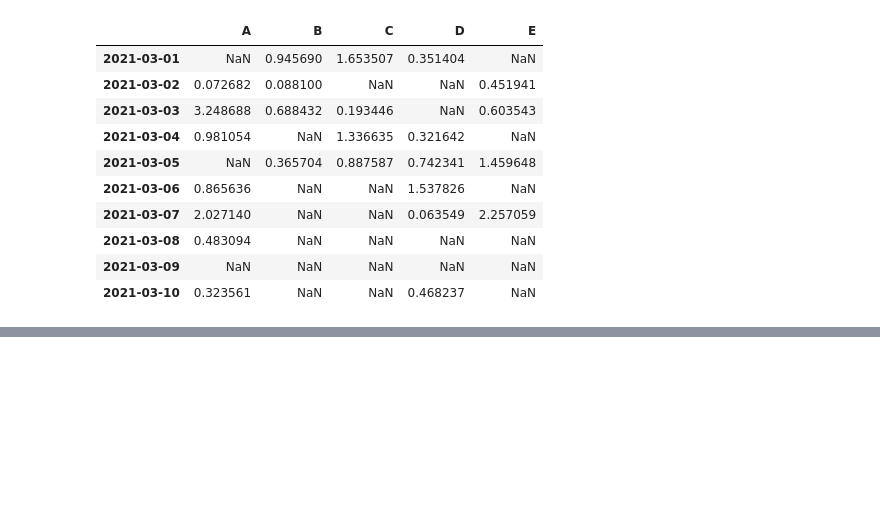
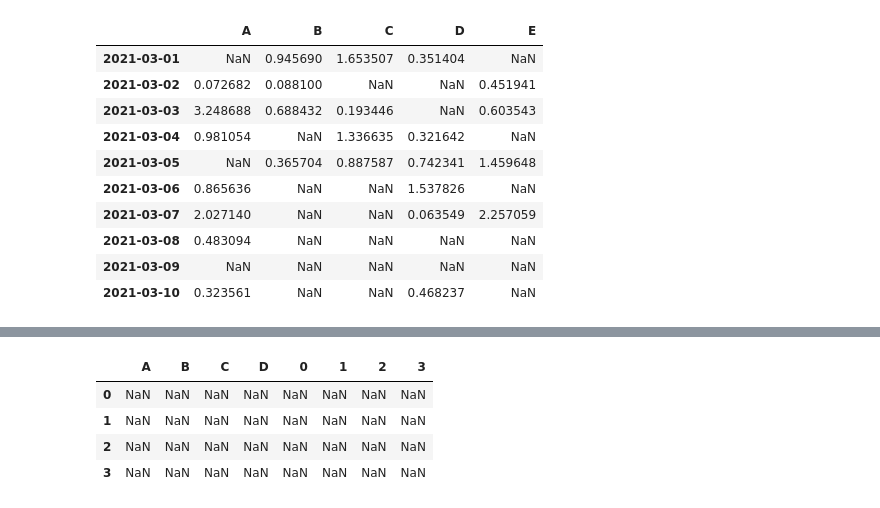
Before and after one commit to kdstheace/Python-Study, a Jupyter notebook: Day0324_Pandas_Review.ipynb, the cells around one changed output, grey strips where cells are left out. Saved outputs shown, nothing was run; the diff lists cells and outputs as text; code cells hidden in the pictures; blank space fills up the shorter version.

```diff
--- a/Day0324_Pandas_Review.ipynb
+++ b/Day0324_Pandas_Review.ipynb
@@ -245,0 +281,3 @@ print(df4.fillna(0))
+# %%
+df2 = DataFrame(np.arange(16).reshape(4, 4), columns= list('ABCD'))
+df2
@@ -245,0 +299,3 @@ print(df4.fillna(0))
+# %%
+c = Series(np.arange(10, 14), index=list('ABCD'))
+c
@@ -245,0 +308,3 @@ print(df4.fillna(0))
+# %%
+print(df2)
+df2.add(c)
@@ -245,0 +322,10 @@ print(df4.fillna(0))
+# %%
+d = Series(np.arange(10, 14))
+d
+df2.add(d)
+# %% [output]
+|  | A | B | C | D | 0 | 1 | 2 | 3 |
+| 0 | NaN | NaN | NaN | NaN | NaN | NaN | NaN | NaN |
+| 1 | NaN | NaN | NaN | NaN | NaN | NaN | NaN | NaN |
+| 2 | NaN | NaN | NaN | NaN | NaN | NaN | NaN | NaN |
+| 3 | NaN | NaN | NaN | NaN | NaN | NaN | NaN | NaN |
```
Also changed, not shown: parts of 22 cells of this notebook.
